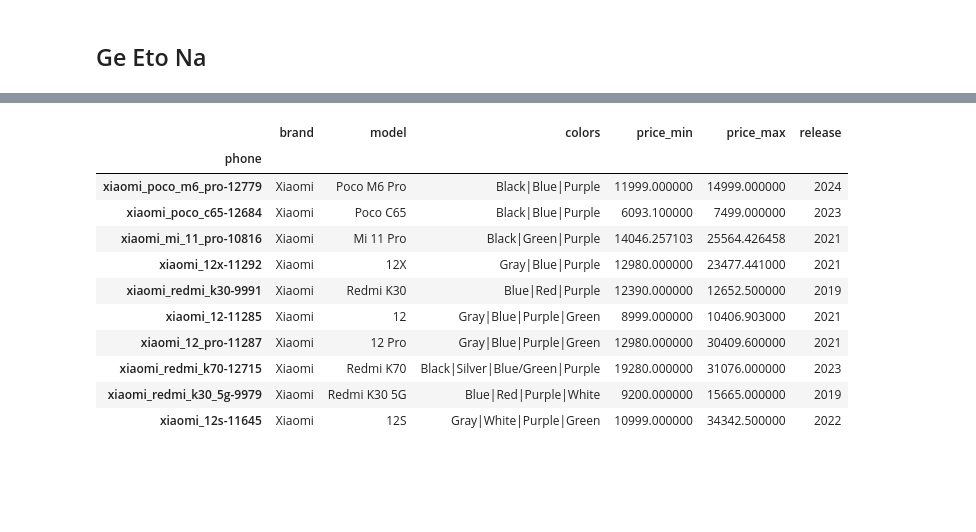
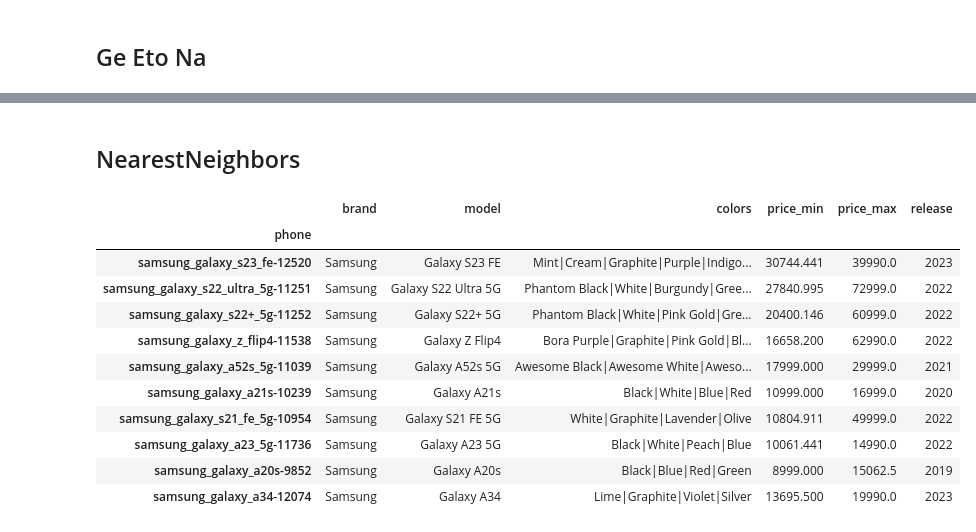
Before and after one commit to RenzVillegas24/GSMArena_Scraper, a Jupyter notebook: GSMArena_API.ipynb, the cells around one changed output, grey strips where cells are left out. Saved outputs shown, nothing was run; the diff lists cells and outputs as text; code cells hidden in the pictures; blank space fills up the shorter version.

```diff
--- a/GSMArena_API.ipynb
+++ b/GSMArena_API.ipynb
@@ -1423,7 +1472,7 @@ import numpy as np
 # remove non utf-8 characters
 def recommend(
         specs,
-        n=20,
+        n=10,
         **kwargs):
 
     tfidf = TfidfVectorizer(stop_words='english')
@@ -1446,7 +1495,7 @@ def recommend(
 
 
 # get the recommended phone
-recommend('', brand='apple', colors='Red', price_min = '8000' )[['brand', 'model', 'colors', 'price_min', 'price_max', 'release']]
+recommend('', brand='samsung', colors='purple', price_min = '10000' )[['brand', 'model', 'colors', 'price_min', 'price_max', 'release']]
 # %% [output]
 |  | brand | model | colors | price_min | price_max | release |
 | phone |  |  |  |  |  |  |
@@ -1469,49 +1512,52 @@ recommend('', brand='apple', colors='Red', price_min = '8000' )[['brand', 'model
+# %% [markdown]
+## NearestNeighbors
 # %%
 from sklearn.neighbors import NearestNeighbors
-
 
 # combine the non numerical data into another dataframe
 # concatenate the strings
 
-
 # remove non utf-8 characters
 def recommend(
         specs,
-        n=20,
+        n=10,
         k_nearest=10,
+        weight:dict=None,
         **kwargs):
 
     tfidf = TfidfVectorizer(stop_words='english')
     X = tfidf.fit_transform(clean_data['details'].str.replace(r'[^a-zA-Z0-9_]', ' ', regex=True))
     # Transform the input specs using TF-IDF vectorizer
     specs_vectorized = tfidf.transform([specs])
 
     for k, v in kwargs.items():
         if k in clean_data.columns:
+            if weight and k in weight.keys():
+                X = X.multiply(weight[k])
             X = hstack((X, tfidf.fit_transform(clean_data[k].astype(str).str.replace(r'[^a-zA-Z0-9_]', ' ', regex=True))))
             specs_vectorized = hstack((specs_vectorized, tfidf.transform([v])))
 
     # Use k-nearest neighbors algorithm
     nn = NearestNeighbors(n_neighbors=k_nearest)
     nn.fit(X)
     _, indices = nn.kneighbors(specs_vectorized)
 
     # Return recommended phones
-    return clean_data.iloc[indices[0]].head(n)[['brand', 'model', 'colors', 'price_min', 'price_max', 'release']]
+    return clean_data.iloc[indices[0]].head(n)
 
 
 # get the recommended phone
-recommend('', brand='xiaomi', colors='purple', price_min='10000', k=5)[['brand', 'model', 'colors', 'price_min', 'price_max', 'release']]
+recommend('', brand='samsung', colors='purple', price_min='10000', price_max='20000', k_nearest=20)[['brand', 'model', 'colors', 'price_min', 'price_max', 'release']]
 # %% [output]
 |  | brand | model | colors | price_min | price_max | release |
 | phone |  |  |  |  |  |  |
-| xiaomi_poco_m6_pro-12779 | Xiaomi | Poco M6 Pro | Black|Blue|Purple | 11999.000000 | 14999.000000 | 2024 |
-| xiaomi_poco_c65-12684 | Xiaomi | Poco C65 | Black|Blue|Purple | 6093.100000 | 7499.000000 | 2023 |
-| xiaomi_mi_11_pro-10816 | Xiaomi | Mi 11 Pro | Black|Green|Purple | 14046.257103 | 25564.426458 | 2021 |
-| xiaomi_12x-11292 | Xiaomi | 12X | Gray|Blue|Purple | 12980.000000 | 23477.441000 | 2021 |
-| xiaomi_redmi_k30-9991 | Xiaomi | Redmi K30 | Blue|Red|Purple | 12390.000000 | 12652.500000 | 2019 |
-| xiaomi_12-11285 | Xiaomi | 12 | Gray|Blue|Purple|Green | 8999.000000 | 10406.903000 | 2021 |
-| xiaomi_12_pro-11287 | Xiaomi | 12 Pro | Gray|Blue|Purple|Green | 12980.000000 | 30409.600000 | 2021 |
-| xiaomi_redmi_k70-12715 | Xiaomi | Redmi K70 | Black|Silver|Blue/Green|Purple | 19280.000000 | 31076.000000 | 2023 |
-| xiaomi_redmi_k30_5g-9979 | Xiaomi | Redmi K30 5G | Blue|Red|Purple|White | 9200.000000 | 15665.000000 | 2019 |
-| xiaomi_12s-11645 | Xiaomi | 12S | Gray|White|Purple|Green | 10999.000000 | 34342.500000 | 2022 |
+| samsung_galaxy_s23_fe-12520 | Samsung | Galaxy S23 FE | Mint|Cream|Graphite|Purple|Indigo... | 30744.441 | 39990.0 | 2023 |
+| samsung_galaxy_s22_ultra_5g-11251 | Samsung | Galaxy S22 Ultra 5G | Phantom Black|White|Burgundy|Gree... | 27840.995 | 72999.0 | 2022 |
+| samsung_galaxy_s22+_5g-11252 | Samsung | Galaxy S22+ 5G | Phantom Black|White|Pink Gold|Gre... | 20400.146 | 60999.0 | 2022 |
+| samsung_galaxy_z_flip4-11538 | Samsung | Galaxy Z Flip4 | Bora Purple|Graphite|Pink Gold|Bl... | 16658.200 | 62990.0 | 2022 |
+| samsung_galaxy_a52s_5g-11039 | Samsung | Galaxy A52s 5G | Awesome Black|Awesome White|Aweso... | 17999.000 | 29999.0 | 2021 |
+| samsung_galaxy_a21s-10239 | Samsung | Galaxy A21s | Black|White|Blue|Red | 10999.000 | 16999.0 | 2020 |
+| samsung_galaxy_s21_fe_5g-10954 | Samsung | Galaxy S21 FE 5G | White|Graphite|Lavender|Olive | 10804.911 | 49999.0 | 2022 |
+| samsung_galaxy_a23_5g-11736 | Samsung | Galaxy A23 5G | Black|White|Peach|Blue | 10061.441 | 14990.0 | 2022 |
+| samsung_galaxy_a20s-9852 | Samsung | Galaxy A20s | Black|Blue|Red|Green | 8999.000 | 15062.5 | 2019 |
+| samsung_galaxy_a34-12074 | Samsung | Galaxy A34 | Lime|Graphite|Violet|Silver | 13695.500 | 19990.0 | 2023 |
```
Also changed, not shown: parts of 7 cells of this notebook.
